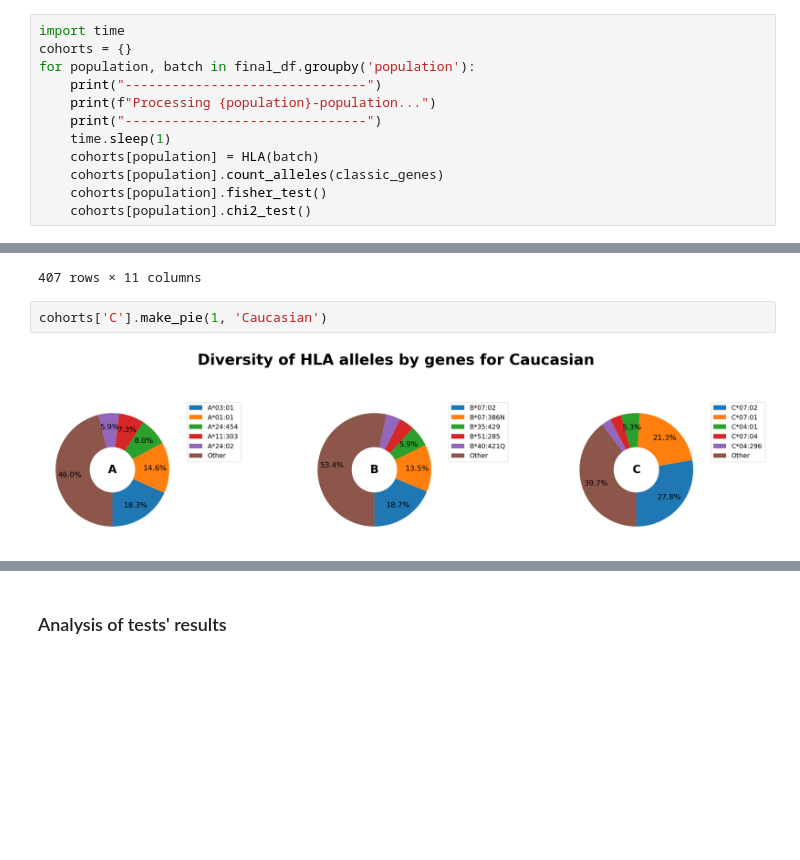
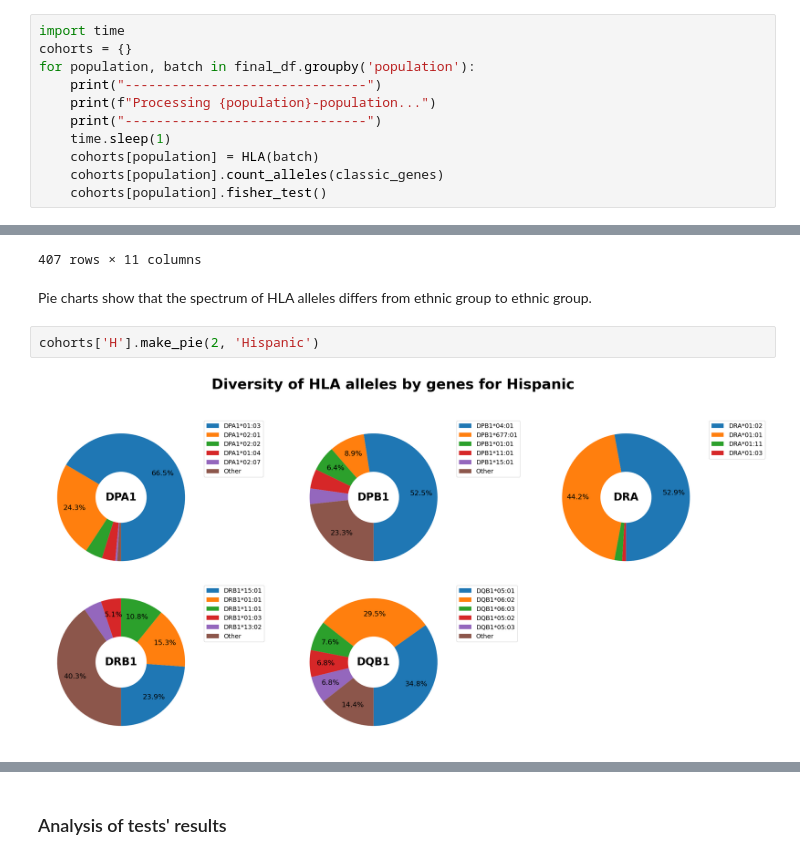
Before and after one commit to a-senkovenko/SKO-1, a Jupyter notebook: notebooks/hla_analysis.ipynb, the cells around one changed output, grey strips where cells are left out. Saved outputs shown, nothing was run; the diff lists cells and outputs as text; blank space fills up the shorter version.

```diff
--- a/notebooks/hla_analysis.ipynb
+++ b/notebooks/hla_analysis.ipynb
@@ -123,7 +123,6 @@ for population, batch in final_df.groupby('population'):
     cohorts[population] = HLA(batch)
     cohorts[population].count_alleles(classic_genes)
     cohorts[population].fisher_test()
-    cohorts[population].chi2_test()
 # %% [output]
 -------------------------------
 Processing AA-population...
@@ -201,7 +199,9 @@ cohorts['H'].allele_counts
 | 405 | SLE | DRB1 | DRB1*15:03 | Low | 1 | 1 | 0 | 1 | 6 | ... |
 | 406 | SLE | DRB1 | DRB1*16:02 | Low | 1 | 1 | 0 | 1 | 6 | ... |
 407 rows × 11 columns
+# %% [markdown]
+Pie charts show that the spectrum of HLA alleles differs from ethnic group to ethnic group.
 # %%
-cohorts['C'].make_pie(1, 'Caucasian')
+cohorts['H'].make_pie(2, 'Hispanic')
 # %% [output]
-[figure, old version]
+[figure, new version]
```
Also changed, not shown: parts of 10 cells of this notebook, 2 other files.
